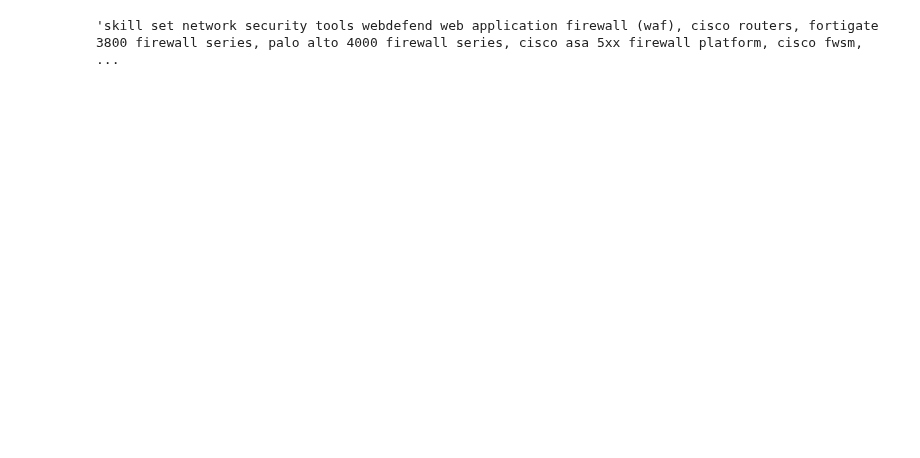
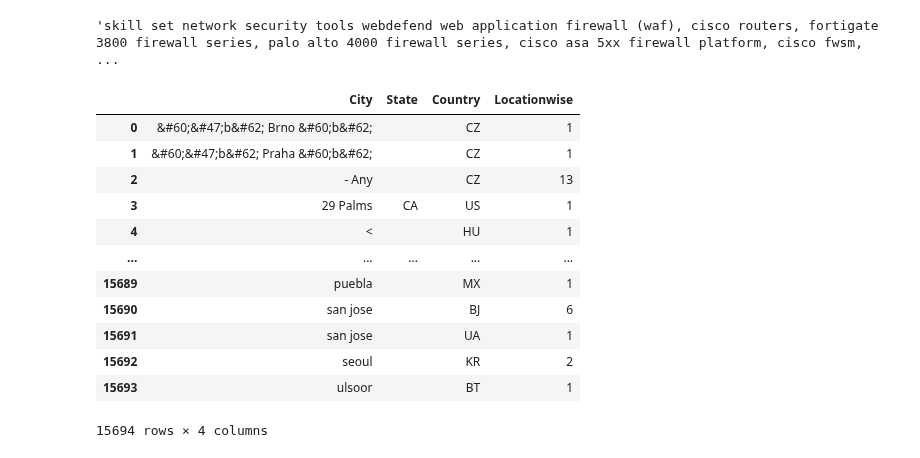
Before and after one commit to pi-sharan/JobHunter, a Jupyter notebook: Backend Algos/preprocess.ipynb, the cells around one changed output. Drawn from its saved outputs; the diff is of its cells as text; code cells hidden in the pictures; blank space fills up the shorter version.

```diff
--- a/Backend Algos/preprocess.ipynb
+++ b/Backend Algos/preprocess.ipynb
@@ -113,3 +113,19 @@ jobs.head()
 jobs.at[0, 'ReqCleaned']
 # %% [output]
 'skill set network security tools webdefend web application firewall (waf), cisco routers, fortigate 3800 firewall series, palo alto 4000 firewall series, cisco asa 5xx firewall platform, cisco fwsm,  ...
+# %%
+jobs.groupby(['City','State','Country']).size().reset_index(name='Locationwise')
+# %% [output]
+|  | City | State | Country | Locationwise |
+| 0 | &#60;&#47;b&#62; Brno &#60;b&#62; |  | CZ | 1 |
+| 1 | &#60;&#47;b&#62; Praha &#60;b&#62; |  | CZ | 1 |
+| 2 | - Any |  | CZ | 13 |
+| 3 | 29 Palms | CA | US | 1 |
+| 4 | < |  | HU | 1 |
+| ... | ... | ... | ... | ... |
+| 15689 | puebla |  | MX | 1 |
+| 15690 | san jose |  | BJ | 6 |
+| 15691 | san jose |  | UA | 1 |
+| 15692 | seoul |  | KR | 2 |
+| 15693 | ulsoor |  | BT | 1 |
+15694 rows × 4 columns
```
Also changed, not shown: parts of 5 cells of this notebook.
